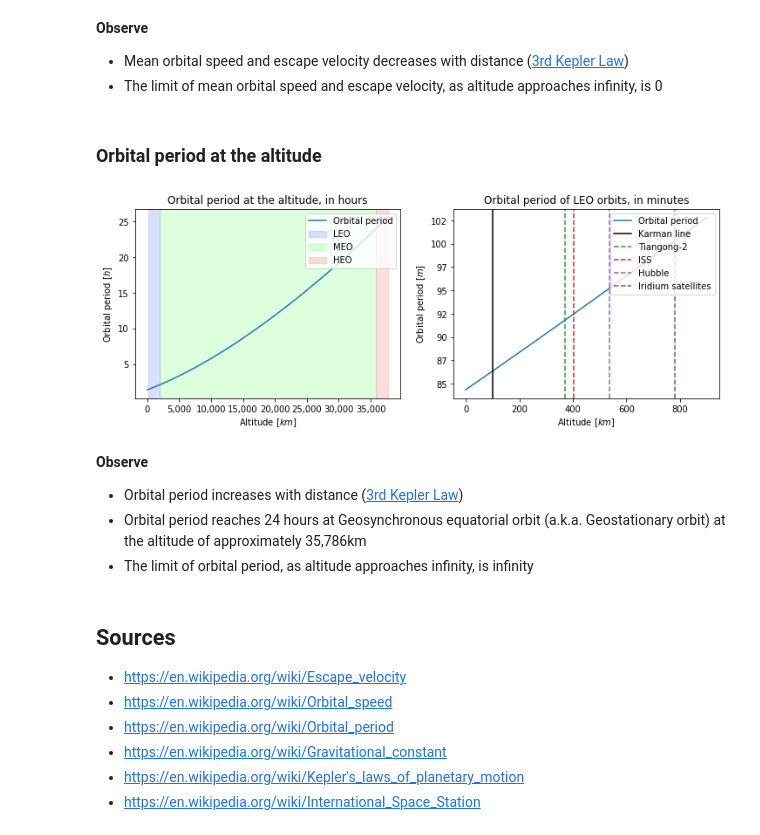
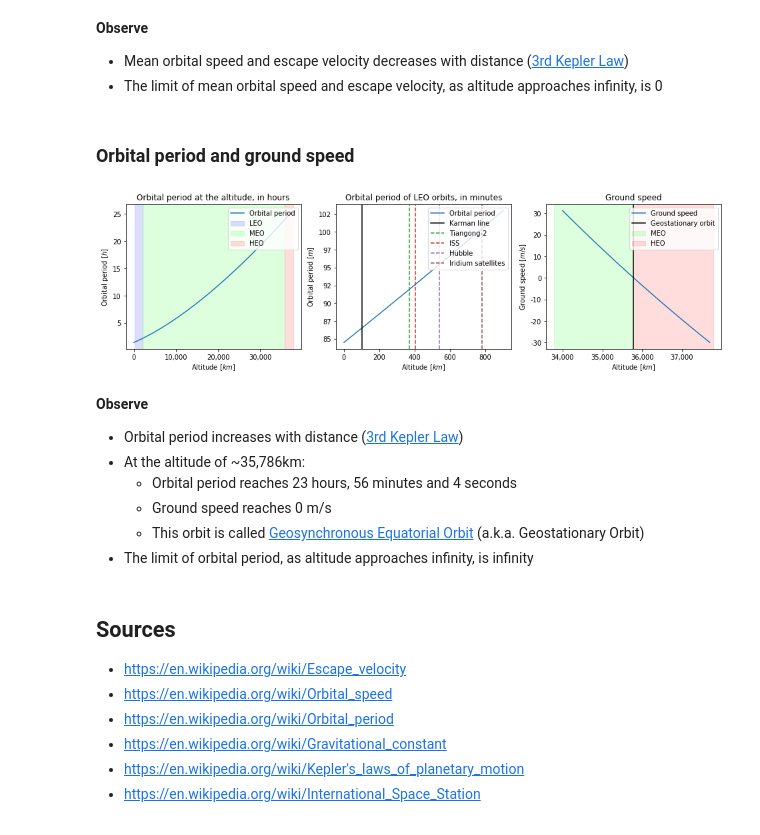
Before and after one commit to uhho/rocket_science, a Jupyter notebook: orbital_speed.ipynb, the cells around one changed output. Cells and saved outputs as stored; diff of their text form; code cells hidden in the pictures.

Commit message:
Add ground speed calculation

```diff
--- a/orbital_speed.ipynb
+++ b/orbital_speed.ipynb
@@ -60,3 +78,6 @@ def orbital_period(mu_body, r):
+# %%
+def circular_speed(t, r):
+    return 2 * np.pi * r / t
 # %% [markdown]
 ## Examples
 
@@ -68,7 +89,7 @@ import matplotlib
 EARTH_MASS = 5.97237 * 10**24
 MU_EARTH = std_grav_param(EARTH_MASS)
 
-EARTH_RADIUS = 6.371 * 10**6
+EARTH_RADIUS = 6.3781 * 10**6
 LEO_ORBIT = 100
 MEO_ORBIT = 2000
 HEO_ORBIT = 35786
@@ -117,46 +138,65 @@ plt.show();
 - Mean orbital speed and escape velocity decreases with distance ([3rd Kepler Law](https://en.wikipedia.org/wiki/Kepler's_laws_of_planetary_motion#Third_law_of_Kepler))
 - The limit of mean orbital speed and escape velocity, as altitude approaches infinity, is 0
 # %% [markdown]
-### Orbital period at the altitude
+### Orbital period and ground speed
+# %%
+# Earth's equatorial rotation velocity
+earth_period = 23 * 3600 + 56 * 60 + 4
+earth_v = circular_speed(earth_period, EARTH_RADIUS)
 # %%
 t = orbital_period(MU_EARTH, EARTH_RADIUS + (r * 10**3))
+v_c = circular_speed(t, EARTH_RADIUS) - earth_v
 
-fig, ax = plt.subplots(1, 2, figsize=(12, 4))
+fig, ax = plt.subplots(1, 3, figsize=(16, 4))
 formatter = matplotlib.ticker.FuncFormatter(lambda x, p: '{:,}'.format(int(x)))
 
 ax[0].plot(r, t / 3600, label='Orbital period')
 ax[0].axvspan(LEO_ORBIT,  MEO_ORBIT, color='#0000ff22', label='LEO')
 ax[0].axvspan(MEO_ORBIT, HEO_ORBIT, color='#00ff0022', label='MEO')
 ax[0].axvspan(HEO_ORBIT, HEO_ORBIT + 2000, color='#ff000022', label='HEO')
 ax[0].get_xaxis().set_major_formatter(formatter)
 ax[0].get_yaxis().set_major_formatter(formatter)
 ax[0].set_title('Orbital period at the altitude, in hours')
 ax[0].set_xlabel('Altitude [$km$]')
 ax[0].set_ylabel('Orbital period [$h$]')
 ax[0].legend(loc='upper right')
 
 ax[1].plot(r[:10], t[:10] / 60, label='Orbital period')
 ax[1].axvline(100, color='k', linestyle='-', label='Karman line')
 ax[1].axvline(370, color='C2', linestyle='--', label='Tiangong-2')
 ax[1].axvline(404, color='C3', linestyle='--', label='ISS')
 ax[1].axvline(538, color='C4', linestyle='--', label='Hubble')
 ax[1].axvline(780, color='C5', linestyle='--', label='Iridium satellites')
 
 ax[1].get_xaxis().set_major_formatter(formatter)
 ax[1].get_yaxis().set_major_formatter(formatter)
 ax[1].set_title('Orbital period of LEO orbits, in minutes')
 ax[1].set_xlabel('Altitude [$km$]')
 ax[1].set_ylabel('Orbital period [$m$]')
 ax[1].legend(loc='upper right')
 
+ax[2].plot(r[340:], v_c[340:], label='Ground speed')
+ax[2].axvline(HEO_ORBIT, color='k', linestyle='-', label='Geostationary orbit')
+ax[2].axvspan(HEO_ORBIT - 2000, HEO_ORBIT, color='#00ff0022', label='MEO')
+ax[2].axvspan(HEO_ORBIT, HEO_ORBIT + 2000, color='#ff000022', label='HEO')
+ax[2].get_xaxis().set_major_formatter(formatter)
+ax[2].get_yaxis().set_major_formatter(formatter)
+ax[2].set_title('Ground speed')
+ax[2].set_xlabel('Altitude [$km$]')
+ax[2].set_ylabel('Ground speed [$m/s$]')
+ax[2].legend(loc='upper right')
+
 plt.show();
 # %% [output]
-[figure, old version]
+[figure, new version]
 # %% [markdown]
 **Observe**
 
 - Orbital period increases with distance ([3rd Kepler Law](https://en.wikipedia.org/wiki/Kepler's_laws_of_planetary_motion#Third_law_of_Kepler))
-- Orbital period reaches 24 hours at Geosynchronous equatorial orbit (a.k.a. Geostationary orbit) at the altitude of approximately 35,786km
+- At the altitude of ~35,786km:
+    - Orbital period reaches 23 hours, 56 minutes and 4 seconds
+    - Ground speed reaches 0 m/s
+    - This orbit is called [Geosynchronous Equatorial Orbit](https://en.wikipedia.org/wiki/Geostationary_orbit) (a.k.a. Geostationary Orbit)
 - The limit of orbital period, as altitude approaches infinity, is infinity
 # %% [markdown]
 ## Sources
```
Also changed, not shown: parts of 3 cells of this notebook.
